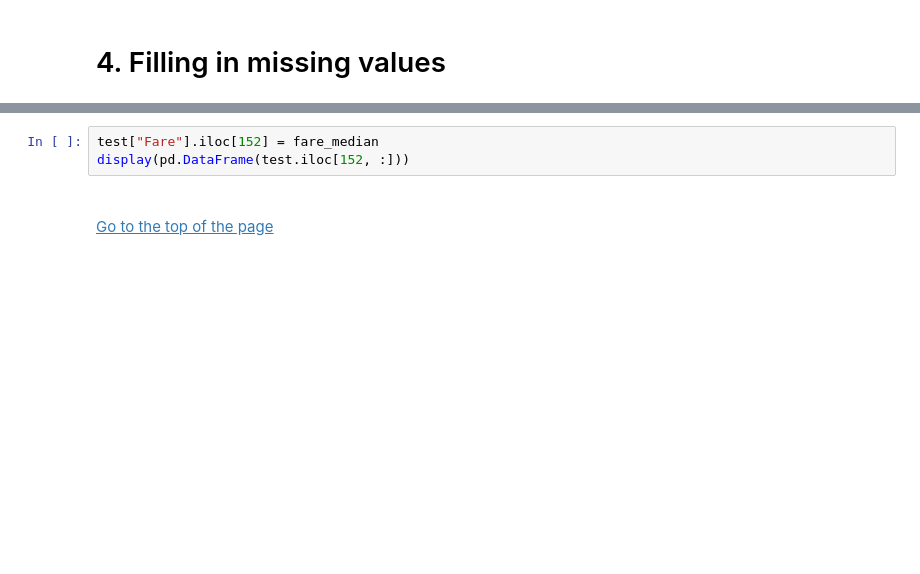
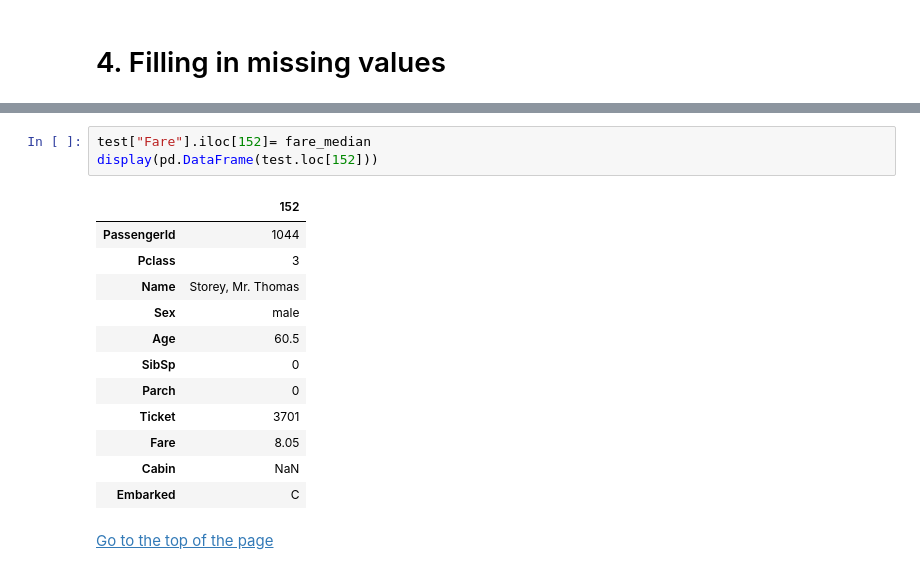
Before and after one commit to SANGSEOSEO/philosophy_datascience, a Jupyter notebook: 08.Kaggle_Dacon/titanic/titanic-for-python.ipynb, the cells around one changed output, grey strips where cells are left out. Cells and saved outputs as stored; diff of their text form; blank space fills up the shorter version.

```diff
--- a/08.Kaggle_Dacon/titanic/titanic-for-python.ipynb
+++ b/08.Kaggle_Dacon/titanic/titanic-for-python.ipynb
@@ -908,8 +981,19 @@ fare_median = full_data.loc[full_data["Pclass"]==3, "Fare"].dropna().median()
 # %%
-test["Fare"].iloc[152] = fare_median
-display(pd.DataFrame(test.iloc[152, :]))
+test["Fare"].iloc[152]= fare_median
+display(pd.DataFrame(test.loc[152]))
+# %% [output]
+|  | 152 |
+| PassengerId | 1044 |
+| Pclass | 3 |
+| Name | Storey, Mr. Thomas |
+| Sex | male |
+| Age | 60.5 |
+| SibSp | 0 |
+| Parch | 0 |
+| Ticket | 3701 |
+| Fare | 8.05 |
+| Cabin | NaN |
+| Embarked | C |
-# %% [markdown]
-<a id='derived'></a>
 # %% [markdown]
 [Go to the top of the page](#top)
 # %% [markdown]
```
Also changed, not shown: parts of 21 cells of this notebook.
